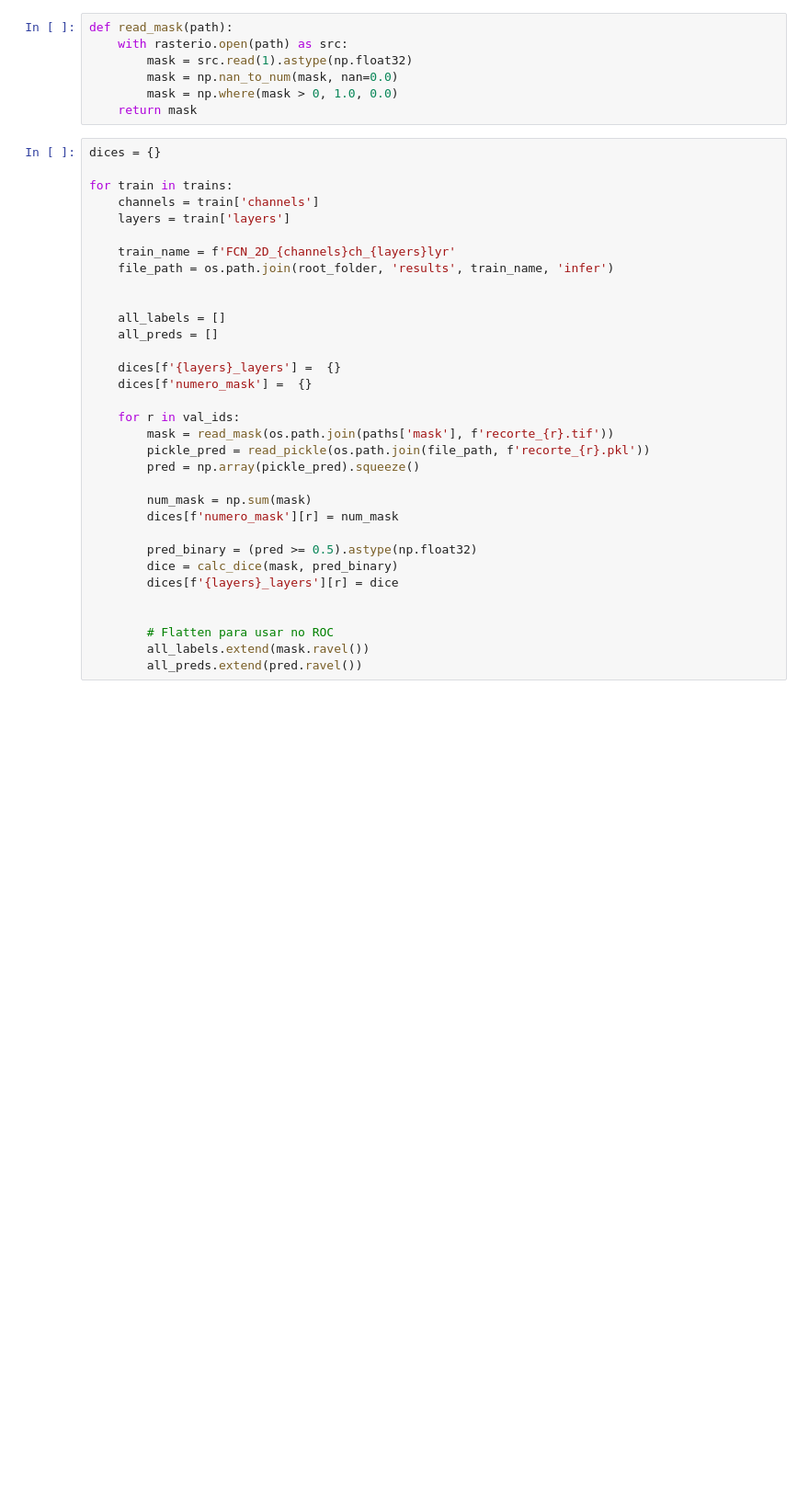
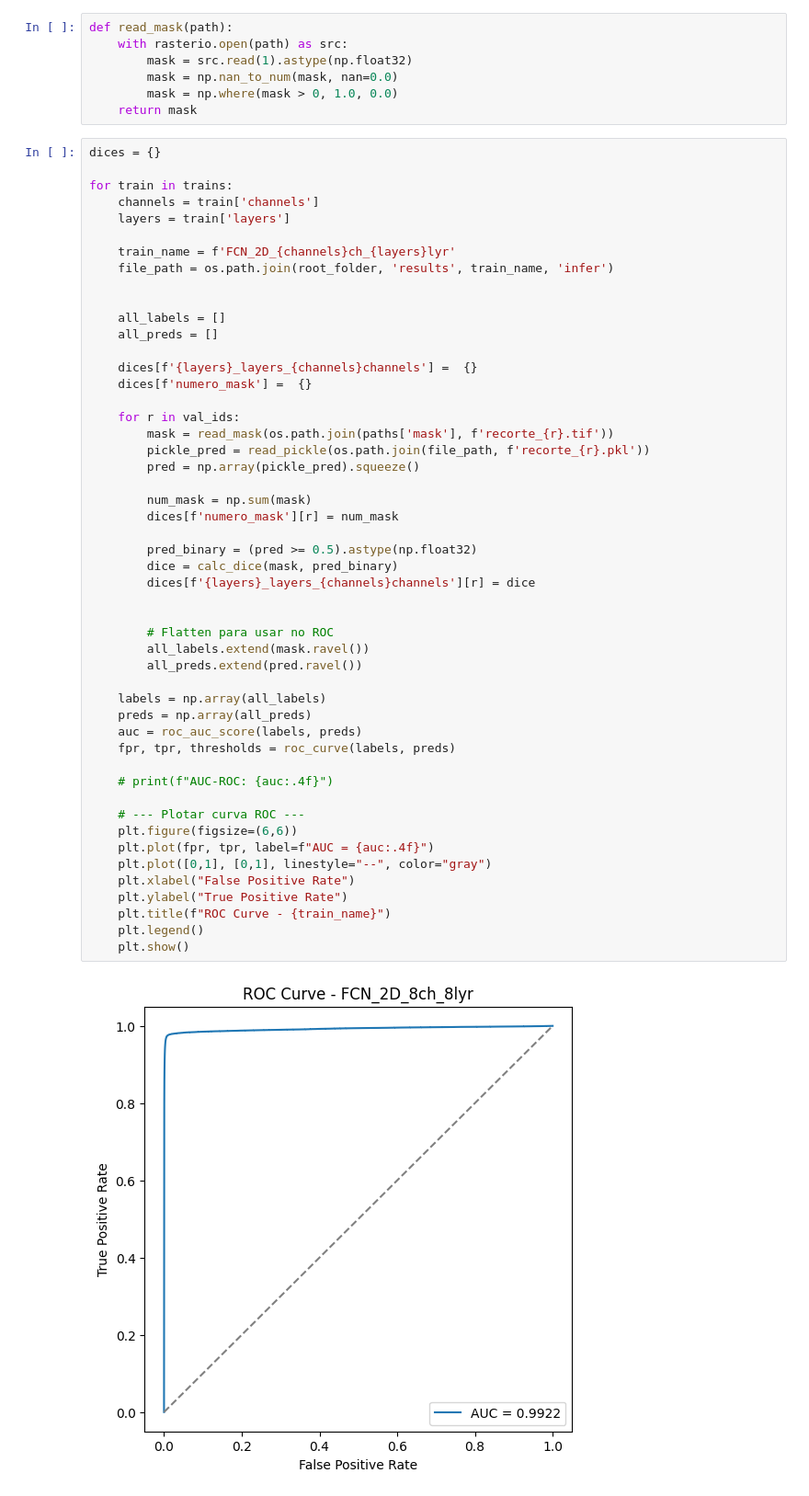
Before and after one commit to everaldina/worcap-2025, a Jupyter notebook: infer.ipynb, the cells around one changed output. Shown at 92% size. Saved outputs shown, nothing was run; the diff lists cells and outputs as text; blank space fills up the shorter version.

```diff
--- a/infer.ipynb
+++ b/infer.ipynb
@@ -56,32 +58,51 @@ def read_mask(path):
 dices = {}
 
 for train in trains:
     channels = train['channels']
     layers = train['layers']
 
     train_name = f'FCN_2D_{channels}ch_{layers}lyr'
     file_path = os.path.join(root_folder, 'results', train_name, 'infer')
 
 
     all_labels = []
     all_preds = []
 
-    dices[f'{layers}_layers'] =  {}
+    dices[f'{layers}_layers_{channels}channels'] =  {}
     dices[f'numero_mask'] =  {}
 
     for r in val_ids:
         mask = read_mask(os.path.join(paths['mask'], f'recorte_{r}.tif'))
         pickle_pred = read_pickle(os.path.join(file_path, f'recorte_{r}.pkl'))
         pred = np.array(pickle_pred).squeeze()
 
         num_mask = np.sum(mask)
         dices[f'numero_mask'][r] = num_mask
 
         pred_binary = (pred >= 0.5).astype(np.float32)
         dice = calc_dice(mask, pred_binary)
-        dices[f'{layers}_layers'][r] = dice
+        dices[f'{layers}_layers_{channels}channels'][r] = dice
 
 
         # Flatten para usar no ROC
         all_labels.extend(mask.ravel())
         all_preds.extend(pred.ravel())
+
+    labels = np.array(all_labels)
+    preds = np.array(all_preds)
+    auc = roc_auc_score(labels, preds)
+    fpr, tpr, thresholds = roc_curve(labels, preds)
+
+    # print(f"AUC-ROC: {auc:.4f}")
+
+    # --- Plotar curva ROC ---
+    plt.figure(figsize=(6,6))
+    plt.plot(fpr, tpr, label=f"AUC = {auc:.4f}")
+    plt.plot([0,1], [0,1], linestyle="--", color="gray")
+    plt.xlabel("False Positive Rate")
+    plt.ylabel("True Positive Rate")
+    plt.title(f"ROC Curve - {train_name}")
+    plt.legend()
+    plt.show()
+# %% [output]
+[figure, added]
```
Also changed, not shown: parts of 6 cells of this notebook, 5 other files.
